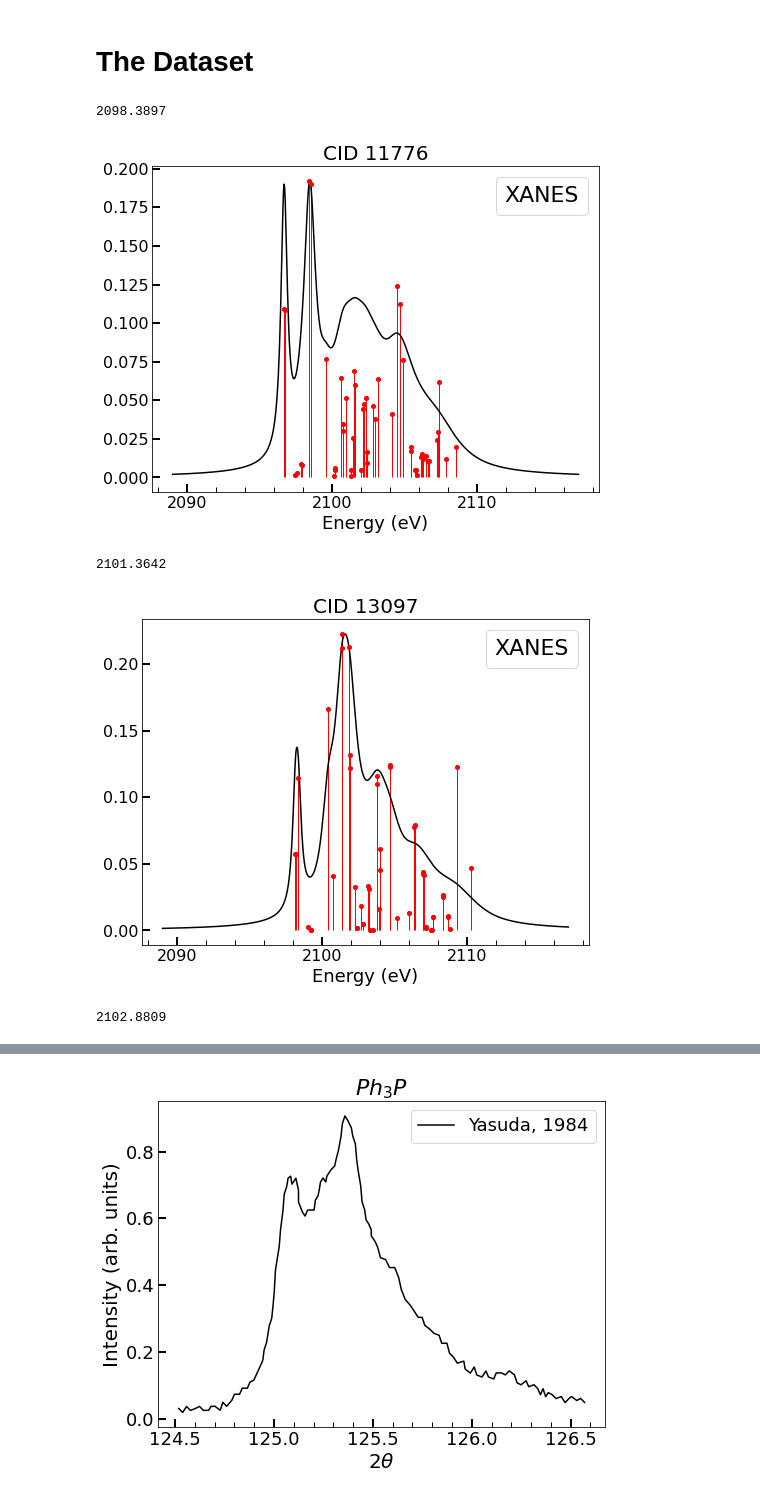
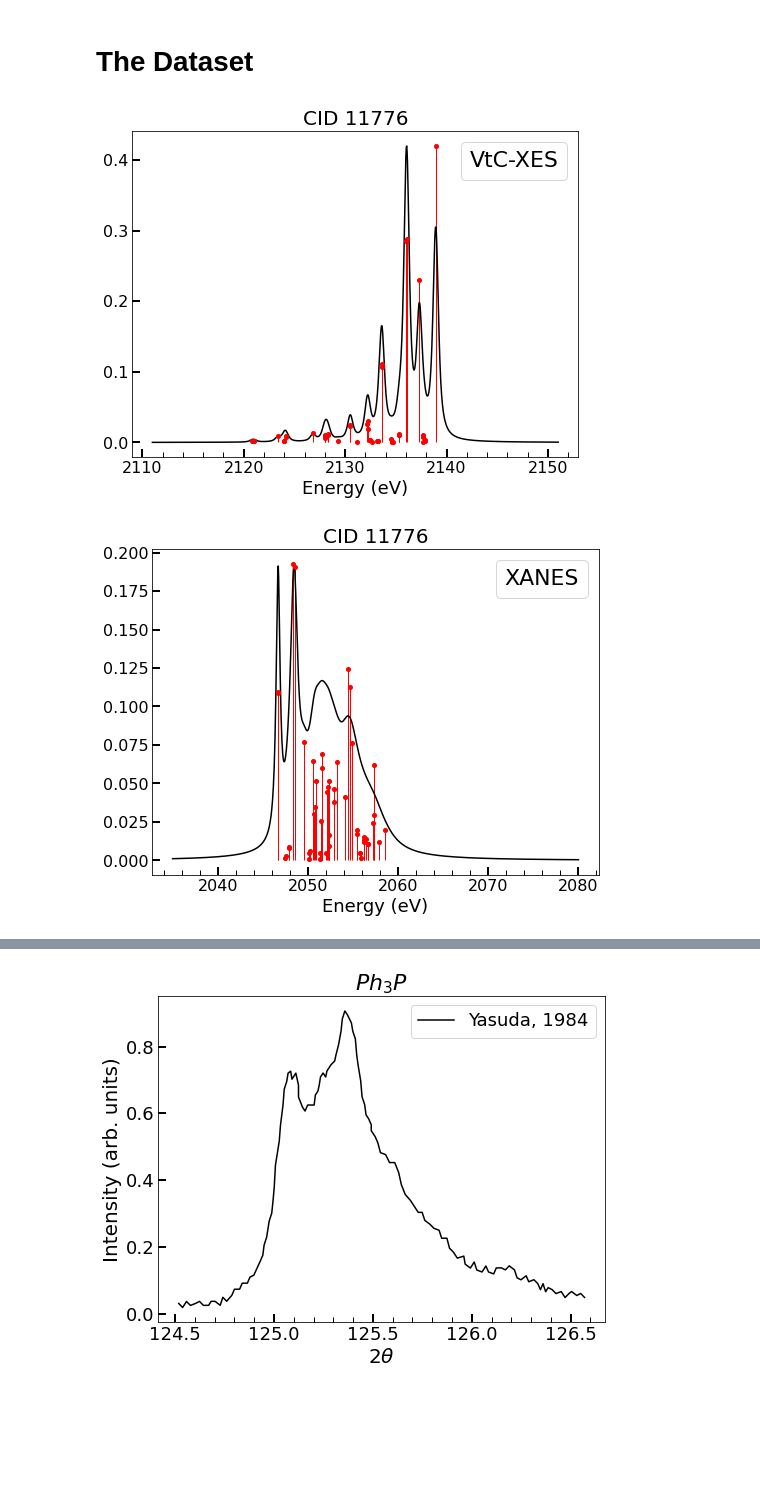
Before and after one commit to Seidler-Lab/Phosphorus-ML-Project, a Jupyter notebook: Data_Analysis.ipynb, the cells around one changed output, grey strips where cells are left out. Saved outputs shown, nothing was run; the diff lists cells and outputs as text; code cells hidden in the pictures; blank space fills up the shorter version.

```diff
--- a/Data_Analysis.ipynb
+++ b/Data_Analysis.ipynb
@@ -87,24 +116,26 @@ def esnip(trans, emin, spectra):
+# %%
+exp_cids = [7540, 31215, 204482, 7881, 6535, 13138, 75806]
+for cid in exp_cids:
+    i = np.where(CIDS==cid)[0][0]
+    trans = XANES_DATA[i]['Transitions']
+    trans = esnip(trans, XANES[i], mode='xanes')
+    u.plot_spectrum_and_trans([XANESenergy, XANES[i]], trans, f'{CIDS[i]}', label='XANES')
 # %%
 mycids = [11776, 13097, 8289]
 for cid in mycids:
 
     i = np.where(CIDS==cid)[0][0]
 
     trans = XES_DATA[i]['Transitions']
-    trans = esnip(trans, 2100, XES[i])
-#     u.plot_spectrum_and_trans([XESenergy, XES[i]], trans, f'{CIDS[i]}', label='VtC-XES')
+    trans = esnip(trans, XES[i], mode='xes', emin=2100)
+    u.plot_spectrum_and_trans([XESenergy, XES[i]], trans, f'{CIDS[i]}', label='VtC-XES')
 
     trans = XANES_DATA[i]['Transitions']
-    x, y = trans
-    trans = x, y
-    print(x[np.argmax(y)])
-    u.plot_spectrum_and_trans([XANESenergy[100:-200], XANES[i][100:-200]], trans, f'{CIDS[i]}', label='XANES')
+    trans = esnip(trans, XANES[i], mode='xanes')
+    u.plot_spectrum_and_trans([XANESenergy, XANES[i]], trans, f'{CIDS[i]}', label='XANES')
 
 #     u.plot_spectrum([XESenergy, XES[i]], f'{CIDS[i]}', label='VtC-XES')
 #     u.plot_spectrum([XANESenergy, XANES[i]], f'{CIDS[i]}', label='XANES')
 # %% [output]
-2098.3897
-[figure, old version]
+[figure, new version]
-2101.3642
-[figure, old version]
+[figure, new version]
-2102.8809
```
Also changed, not shown: parts of 12 cells of this notebook, 3 other files.
